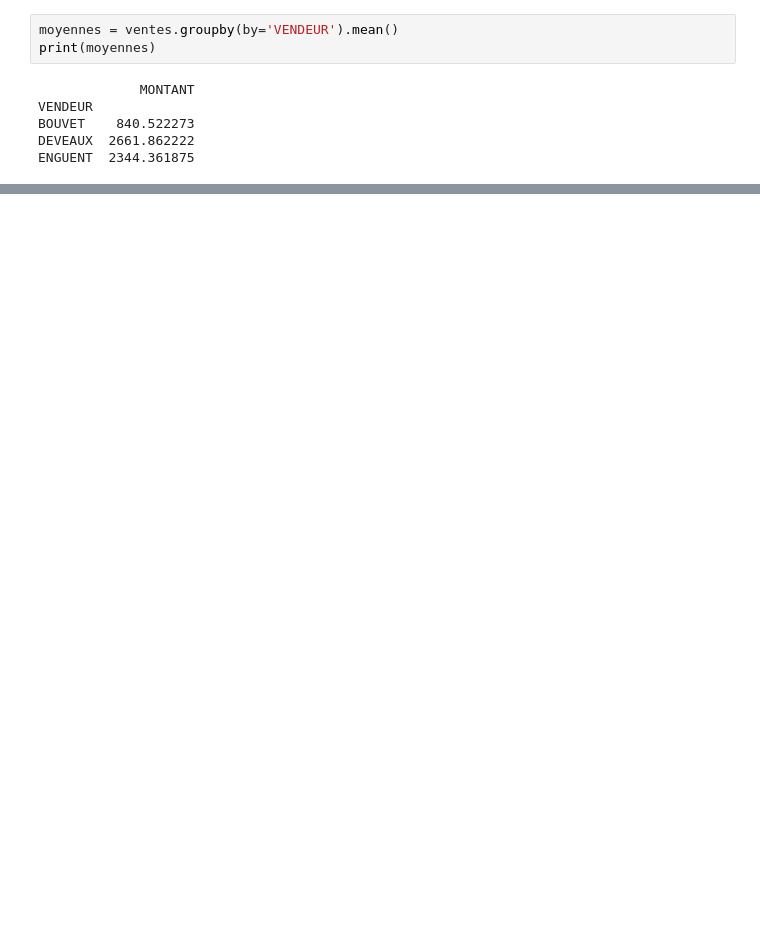
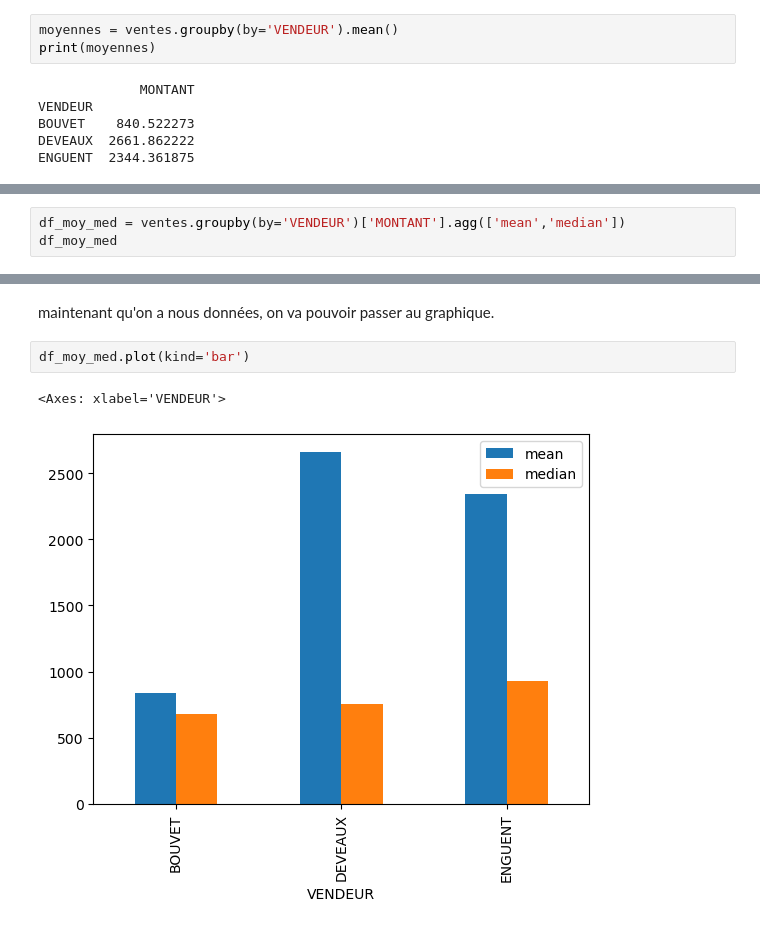
Before and after one commit to mkirschpin/CoursPython, a Jupyter notebook: solutions/Exo2.ipynb, the cells around one changed output, grey strips where cells are left out. Drawn from its saved outputs; the diff is of its cells as text; blank space fills up the shorter version.

Commit message:
Ajout nouvels exemples de graphique

```diff
--- a/solutions/Exo2.ipynb
+++ b/solutions/Exo2.ipynb
@@ -171,0 +183,3 @@ plt.bar(moyennes.index, moyennes['MONTANT'],
+# %%
+df_moy_med = ventes.groupby(by='VENDEUR')['MONTANT'].agg(['mean','median'])
+df_moy_med
@@ -171,0 +192,7 @@ plt.bar(moyennes.index, moyennes['MONTANT'],
+# %% [markdown]
+maintenant qu'on a nous données, on va pouvoir passer au graphique.
+# %%
+df_moy_med.plot(kind='bar')
+# %% [output]
+<Axes: xlabel='VENDEUR'>
+[figure, added]
```
Also changed, not shown: parts of 17 cells of this notebook.
